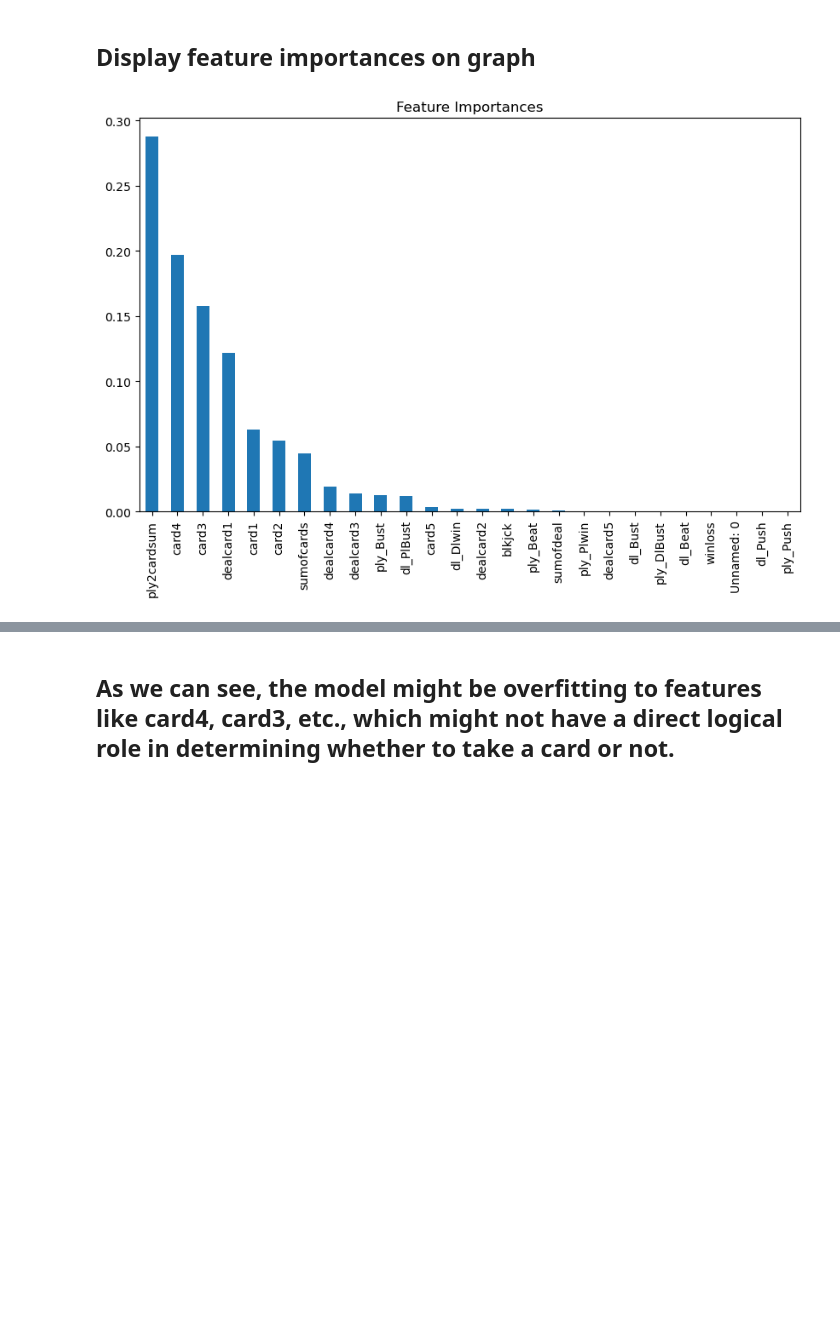
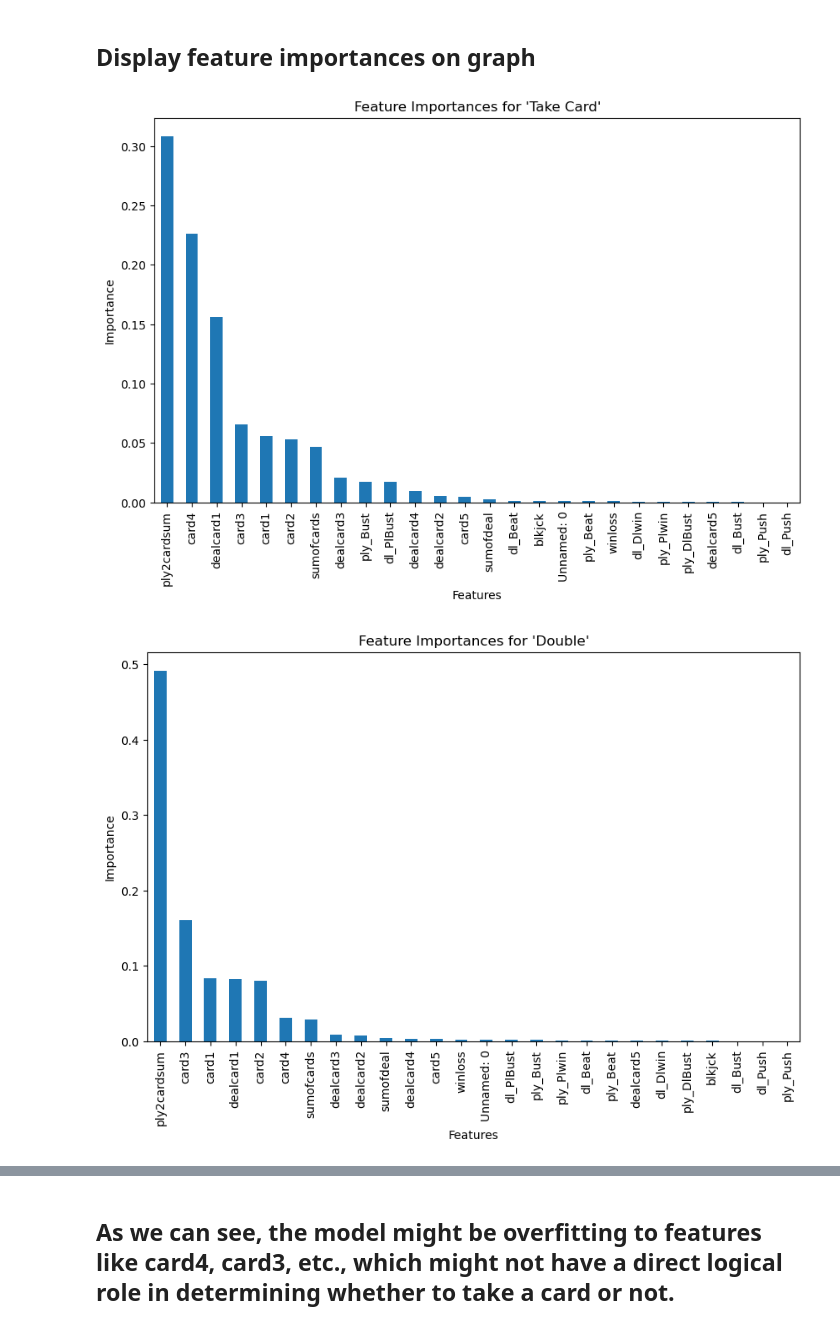
Before and after one commit to KirillMitjurin/DA6_project, a Jupyter notebook: BlackJack.ipynb, the cells around one changed output, grey strips where cells are left out. Saved outputs shown, nothing was run; the diff lists cells and outputs as text; code cells hidden in the pictures; blank space fills up the shorter version.

Commit message:
Added doubling and splitting

```diff
--- a/BlackJack.ipynb
+++ b/BlackJack.ipynb
@@ -92,6 +145,2 @@ X_train, X_test, y_train, y_test = train_test_split(X, y, test_size=0.2, random_
 # %% [markdown]
 ## Training the model
-# %%
-# Train the Random Forest model
-clf = RandomForestClassifier(random_state=2)
-clf.fit(X_train, y_train)
@@ -99,0 +170,12 @@ RandomForestClassifier(random_state=2)
+# %%
+# Train Random Forest for 'take_card'
+clf_take_card = RandomForestClassifier(random_state=2)
+clf_take_card.fit(X_train_tc, y_train_tc)
+
+# Train Random Forest for 'double'
+clf_double = RandomForestClassifier(random_state=2)
+clf_double.fit(X_train_dbl, y_train_dbl)
+
+# Train Random Forest for 'split'
+clf_split = RandomForestClassifier(random_state=2)
+clf_split.fit(X_train_spl, y_train_spl)
@@ -222,11 +372,24 @@ Player Sum  Dealer Card Logic Suggestion    Model Suggestion
 # %% [markdown]
 ## Display feature importances on graph
-# %%
-import matplotlib.pyplot as plt
-
-# Plot feature importance
-feature_importances = pd.Series(clf.feature_importances_, index=feature_names)
-feature_importances.sort_values(ascending=False).plot(kind='bar', figsize=(10, 6), title="Feature Importances")
-plt.show()
-# %% [output]
-[figure, removed]
+# %%
+import matplotlib.pyplot as plt
+import pandas as pd
+
+# Assuming X_train_tc, X_train_dbl, and X_train_spl are your training datasets for each model
+# and clf_take_card, clf_double, clf_split are your trained models
+
+# Function to plot feature importances for a given model
+def plot_feature_importances(clf, X_train, title):
+    feature_importances = pd.Series(clf.feature_importances_, index=X_train.columns)
+    feature_importances.sort_values(ascending=False).plot(kind='bar', figsize=(10, 6), title=title)
+    plt.xlabel('Features')
+    plt.ylabel('Importance')
+    plt.show()
+
+# Plot feature importances for each model
+plot_feature_importances(clf_take_card, X_train_tc, "Feature Importances for 'Take Card'")
+plot_feature_importances(clf_double, X_train_dbl, "Feature Importances for 'Double'")
+plot_feature_importances(clf_split, X_train_spl, "Feature Importances for 'Split'")
+# %% [output]
+[figure, added]
+[figure, added]
```
Also changed, not shown: parts of 31 cells of this notebook, 1 other file.
